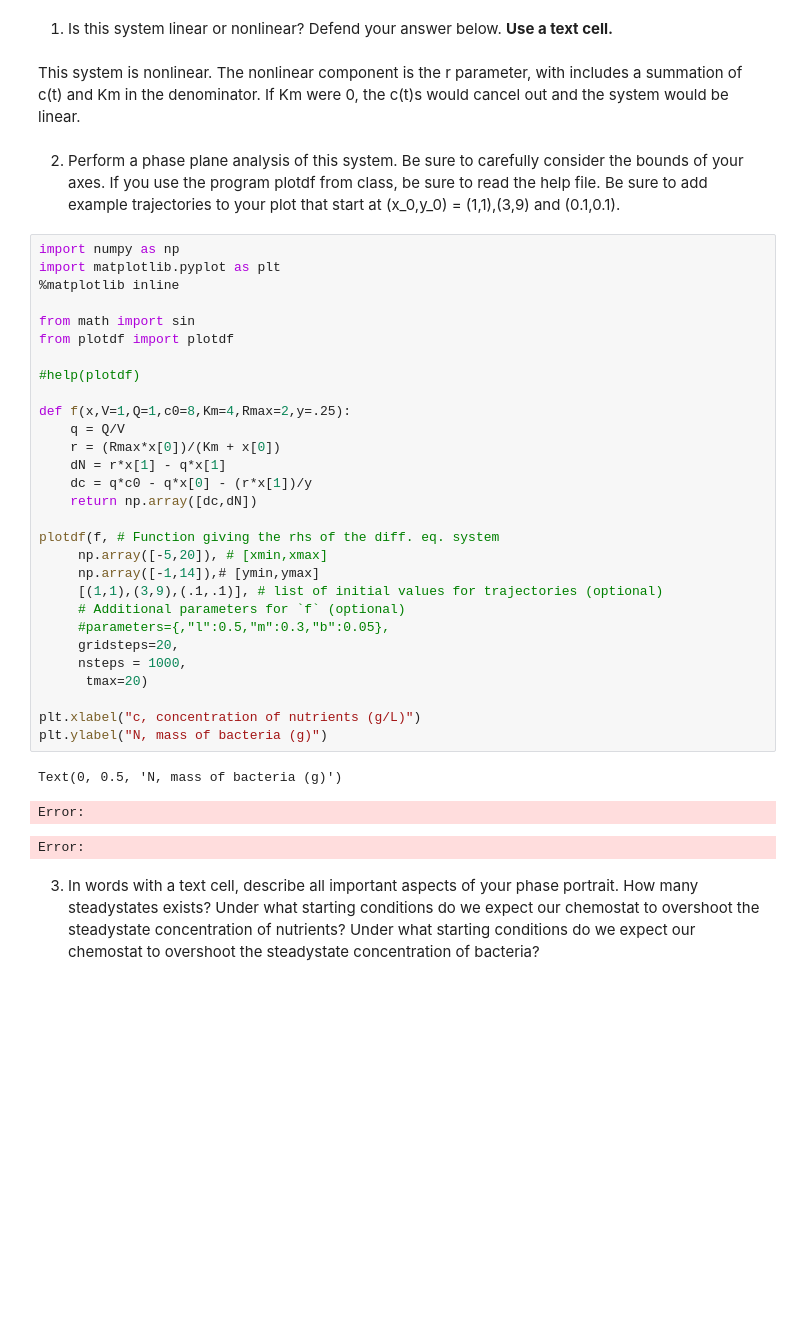
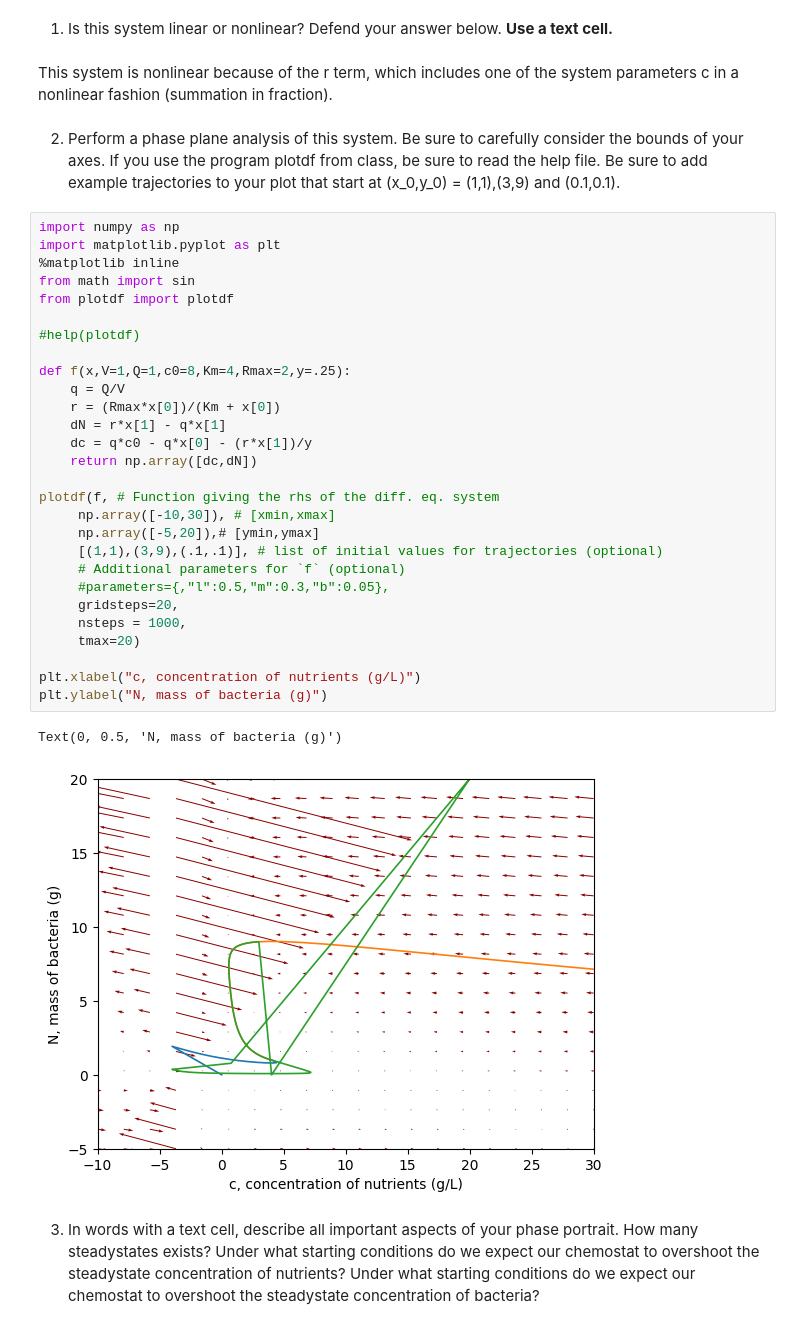
Before and after one commit to mdsnbutler/ChE_2410-Public-Repo, a Jupyter notebook: Homework/Homework 8 Phase Portraits and Cycles.ipynb, the cells around one changed output. Drawn from its saved outputs; the diff is of its cells as text; blank space fills up the shorter version.

```diff
--- a/Homework/Homework 8 Phase Portraits and Cycles.ipynb
+++ b/Homework/Homework 8 Phase Portraits and Cycles.ipynb
@@ -28,41 +28,39 @@ Let:
 # %% [markdown]
 1. Is this system linear or nonlinear? Defend your answer below. **Use a text cell.**
 # %% [markdown]
-This system is nonlinear. The nonlinear component is the r parameter, with includes a summation of c(t) and Km in the denominator. If Km were 0, the c(t)s would cancel out and the system would be linear.
+This system is nonlinear because of the r term, which includes one of the system parameters c in a nonlinear fashion (summation in fraction).
 # %% [markdown]
 2. Perform a phase plane analysis of this system. Be sure to carefully consider the bounds of your axes. If you use the program plotdf from class, be sure to read the help file. Be sure to add example trajectories to your plot that start at (x_0,y_0) = (1,1),(3,9) and (0.1,0.1).
 # %%
 import numpy as np
 import matplotlib.pyplot as plt
 %matplotlib inline
-
 from math import sin
 from plotdf import plotdf
 
 #help(plotdf)
 
 def f(x,V=1,Q=1,c0=8,Km=4,Rmax=2,y=.25):
     q = Q/V
     r = (Rmax*x[0])/(Km + x[0])
     dN = r*x[1] - q*x[1]
     dc = q*c0 - q*x[0] - (r*x[1])/y
     return np.array([dc,dN])
 
 plotdf(f, # Function giving the rhs of the diff. eq. system
-     np.array([-5,20]), # [xmin,xmax]
-     np.array([-1,14]),# [ymin,ymax]
+     np.array([-10,30]), # [xmin,xmax]
+     np.array([-5,20]),# [ymin,ymax]
      [(1,1),(3,9),(.1,.1)], # list of initial values for trajectories (optional)
      # Additional parameters for `f` (optional)
      #parameters={,"l":0.5,"m":0.3,"b":0.05},
      gridsteps=20,
      nsteps = 1000,
-      tmax=20)
+     tmax=20)
 
 plt.xlabel("c, concentration of nutrients (g/L)")
 plt.ylabel("N, mass of bacteria (g)")
 # %% [output]
 Text(0, 0.5, 'N, mass of bacteria (g)')
-Error:
-Error:
+[figure, added]
 # %% [markdown]
 3. In words with a text cell, describe all important aspects of your phase portrait. How many steadystates exists? Under what starting conditions do we expect our chemostat to overshoot the steadystate concentration of nutrients? Under what starting conditions do we expect our chemostat to overshoot the steadystate concentration of bacteria?
```
Also changed, not shown: parts of 4 cells of this notebook, 2 other files.
